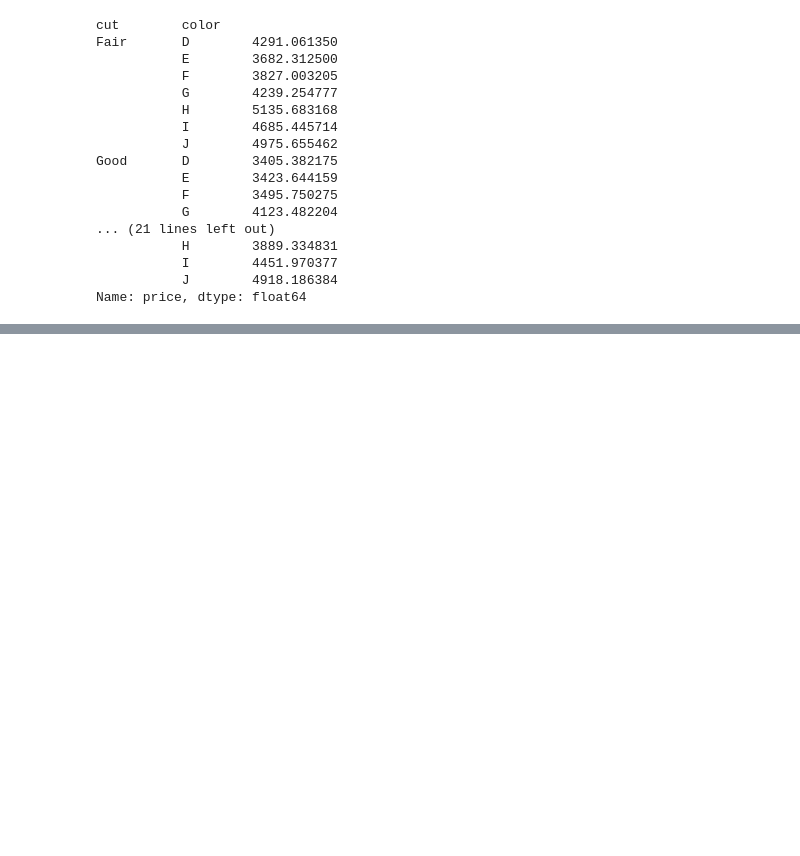
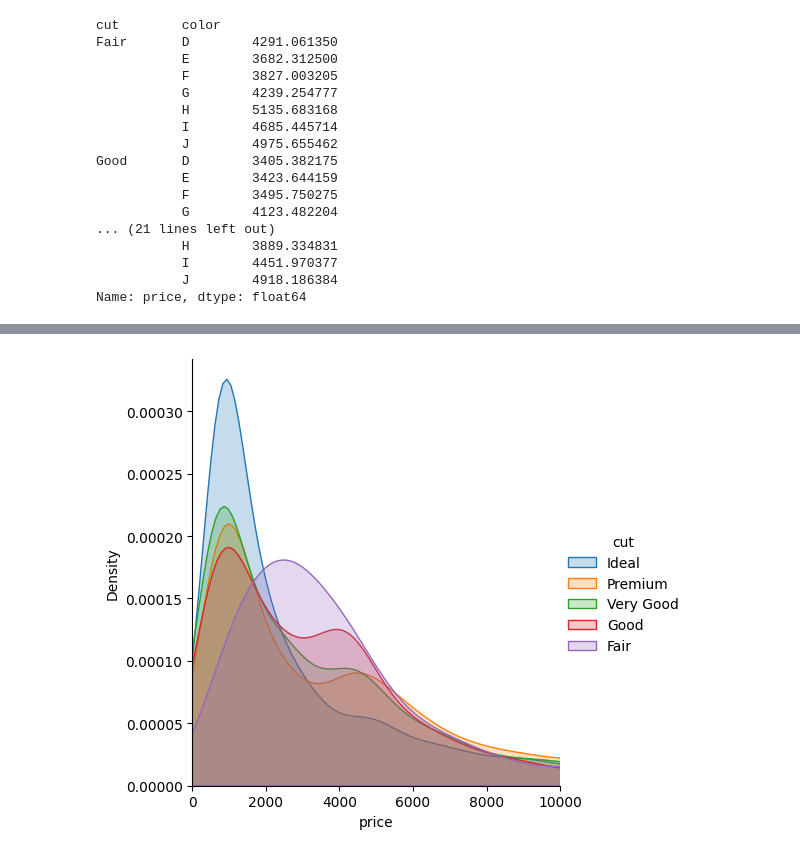
Before and after one commit to krmsmsk/Data_Analysis_With_Python, a Jupyter notebook: 1 - Exploring_Data_Analysis/Exploring_Data_Analysis.ipynb, the cells around one changed output, grey strips where cells are left out. Cells and saved outputs as stored; diff of their text form; code cells hidden in the pictures; blank space fills up the shorter version.

```diff
--- a/1 - Exploring_Data_Analysis/Exploring_Data_Analysis.ipynb
+++ b/1 - Exploring_Data_Analysis/Exploring_Data_Analysis.ipynb
@@ -266,0 +289,10 @@ Name: price, dtype: float64
+# %%
+# Sütunları birbirleriyle çaprazlayıp, karşılaştıralım.
+(sns.FacetGrid(df,
+               hue= "cut",
+               height= 5,
+               xlim= (0,10000), # x ekseninin limitini belirler. 0 ile 1000 arasını inceleyeceğiz.
+               ).map(sns.kdeplot, "price", fill= True) # price ile cut sınıfını çaprazlamamı sağlar. Price 'a göre cut sınıfını getirir.
+               .add_legend());
+# %% [output]
+[figure, added]
```
Also changed, not shown: parts of 4 cells of this notebook.
